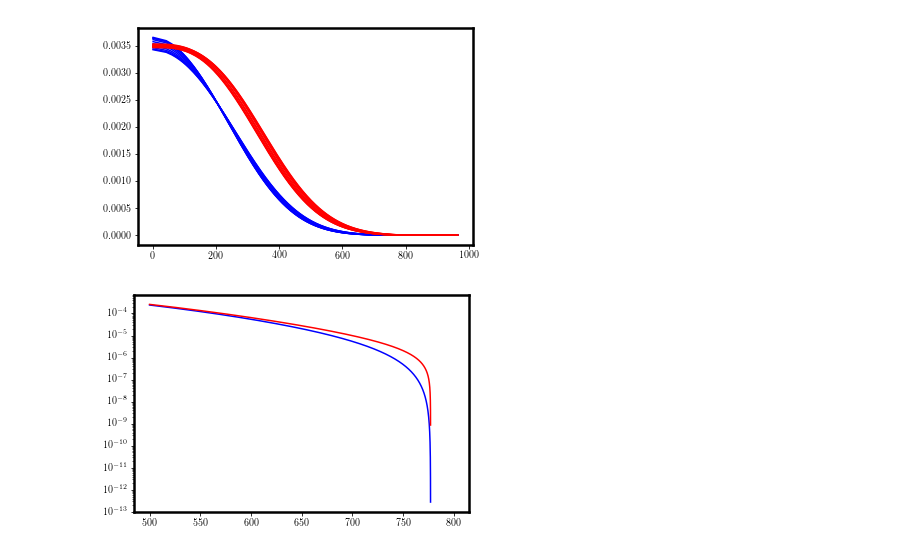
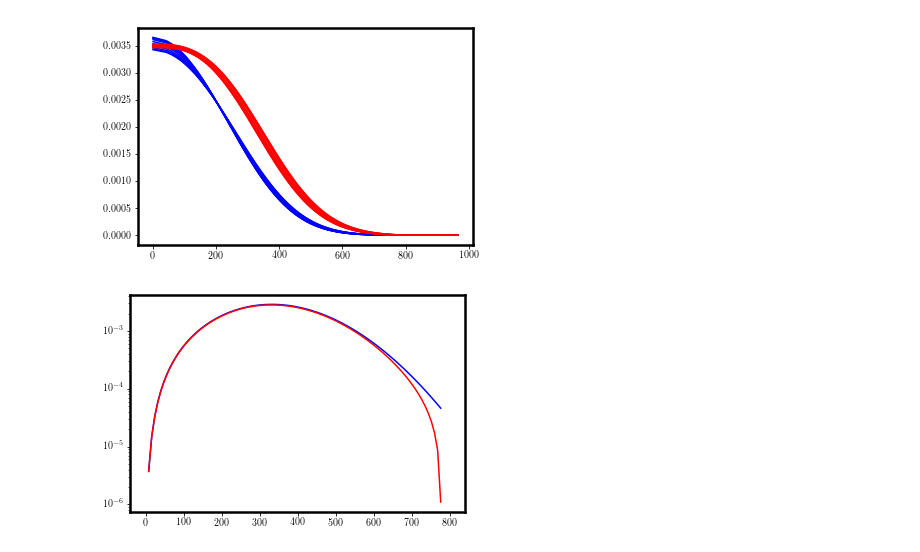
Before and after one commit to cajohare/DarkShards, a Jupyter notebook: code/Untitled1.ipynb, the cells around one changed output. Drawn from its saved outputs; the diff is of its cells as text; code cells hidden in the pictures.

```diff
--- a/code/Untitled1.ipynb
+++ b/code/Untitled1.ipynb
@@ -179,21 +170,15 @@ for i in range(0,ndays):
 plt.show()
 # %% [output]
 [figure]
-# %%
-v_min = linspace(500.0,800,10000)
-
-day = 67
-
-gmin1 = gvmin_Isotropic(v_min,day)
-
-
-fv = flipud((1.0/v_min)*SpeedDist_Isotropic(v_min,day))
-gmin2 = zeros(shape=size(v_min))
-gmin2[0:-1] = flipud(cumtrapz(fv,v_min))
-gmin2[-1] = 0.0
-
-plt.semilogy(v_min,gmin1,'b-')
-plt.semilogy(v_min,gmin2,'r-')
-plt.show()
-# %% [output]
-[figure, removed]
+# %%
+v = linspace(0.0,800,100)
+v_lab = LabFuncs.LabVelocitySimple(day)
+
+fv1 = SpeedDist_Isotropic(v,day)
+fv2 = SpeedDist_3D(v,v_lab,array([1.0,1.0,1.0])*233.0/sqrt(2.0))
+
+plt.semilogy(v,fv1,'b-')
+plt.semilogy(v,fv2,'r-')
+plt.show()
+# %% [output]
+[figure, added]
```
Also changed, not shown: parts of 3 cells of this notebook, 3 other files.
